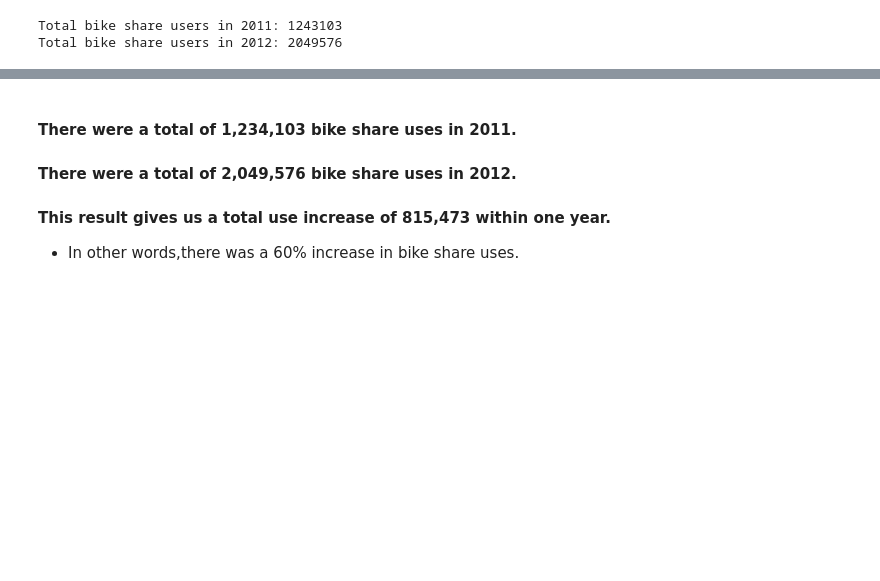
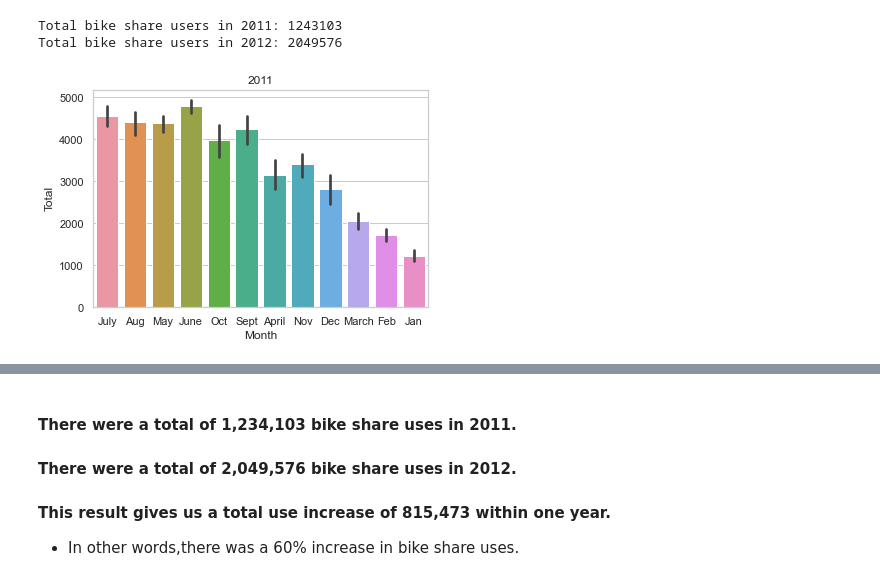
Before and after one commit to data301-2020-winter1/course-project-group_6021, a Jupyter notebook: analysis/Milestone2.ipynb, the cells around one changed output, grey strips where cells are left out. Cells and saved outputs as stored; diff of their text form; code cells hidden in the pictures; blank space fills up the shorter version.

```diff
--- a/analysis/Milestone2.ipynb
+++ b/analysis/Milestone2.ipynb
@@ -126,3 +126,9 @@ print("Total bike share users in 2012: " + str(sumTwelve))
 # %% [output]
 Total bike share users in 2011: 1243103
 Total bike share users in 2012: 2049576
+# %%
+sns.set_theme(style="whitegrid")
+ax = sns.barplot(x="Month", y="Total", data=dfEleven).set_title('2011')
+#Bar Chart of 2011
+# %% [output]
+[figure, added]
```
Also changed, not shown: parts of 1 cell of this notebook, 2 other files.
